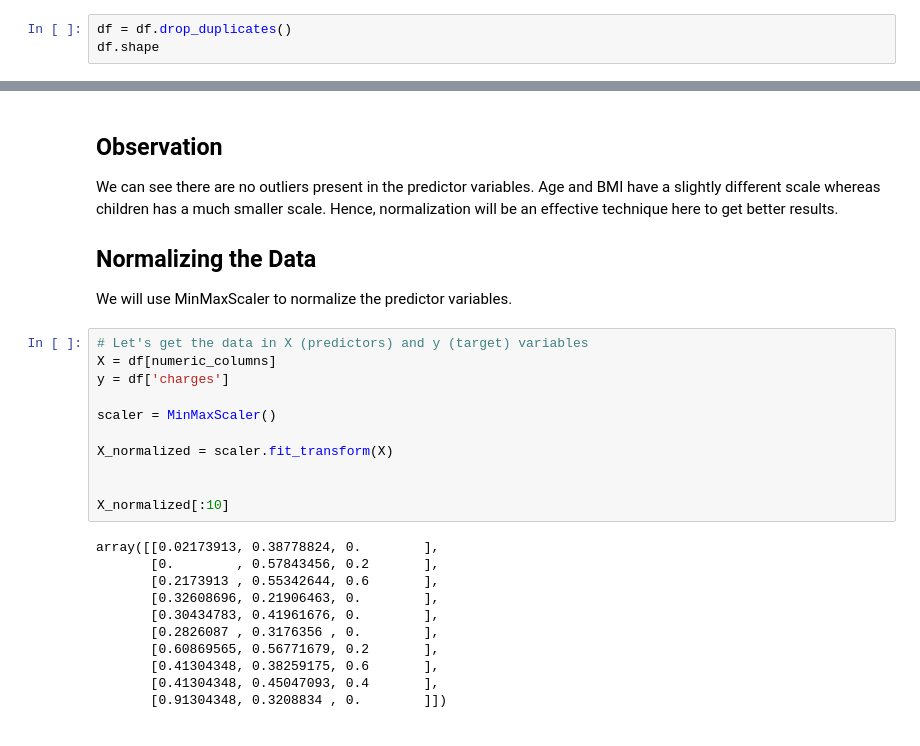
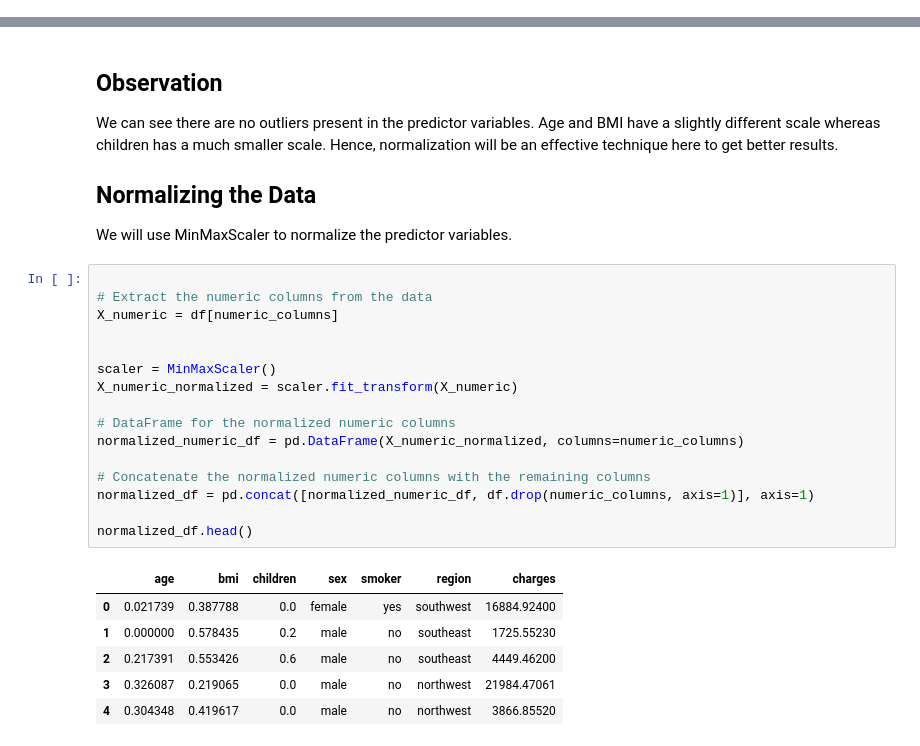
Before and after one commit to amajith000/HW9_P3_MiniProject_Part1, a Jupyter notebook: HW13_MiniProject_Part1&Part2.ipynb, the cells around one changed output, grey strips where cells are left out. Drawn from its saved outputs; the diff is of its cells as text.

```diff
--- a/HW13_MiniProject_Part1&Part2.ipynb
+++ b/HW13_MiniProject_Part1&Part2.ipynb
@@ -68,6 +86,3 @@ dtype: int64
 ## Observation
 
 We see no missing values in the columns which is good news!!
-# %%
-df = df.drop_duplicates()
-df.shape
@@ -236,25 +249,26 @@ We can see there are no outliers present in the predictor variables. Age and BMI
 ## Normalizing the Data
 
 We will use MinMaxScaler to normalize the predictor variables.
-# %%
-# Let's get the data in X (predictors) and y (target) variables
-X = df[numeric_columns]
-y = df['charges']
-
-scaler = MinMaxScaler()
-
-X_normalized = scaler.fit_transform(X)
-
-
-X_normalized[:10]
-# %% [output]
-array([[0.02173913, 0.38778824, 0.        ],
-       [0.        , 0.57843456, 0.2       ],
-       [0.2173913 , 0.55342644, 0.6       ],
-       [0.32608696, 0.21906463, 0.        ],
-       [0.30434783, 0.41961676, 0.        ],
-       [0.2826087 , 0.3176356 , 0.        ],
-       [0.60869565, 0.56771679, 0.2       ],
-       [0.41304348, 0.38259175, 0.6       ],
-       [0.41304348, 0.45047093, 0.4       ],
-       [0.91304348, 0.3208834 , 0.        ]])
+# %%
+
+# Extract the numeric columns from the data
+X_numeric = df[numeric_columns]
+
+
+scaler = MinMaxScaler()
+X_numeric_normalized = scaler.fit_transform(X_numeric)
+
+# DataFrame for the normalized numeric columns
+normalized_numeric_df = pd.DataFrame(X_numeric_normalized, columns=numeric_columns)
+
+# Concatenate the normalized numeric columns with the remaining columns
+normalized_df = pd.concat([normalized_numeric_df, df.drop(numeric_columns, axis=1)], axis=1)
+
+normalized_df.head()
+# %% [output]
+|  | age | bmi | children | sex | smoker | region | charges |
+| 0 | 0.021739 | 0.387788 | 0.0 | female | yes | southwest | 16884.92400 |
+| 1 | 0.000000 | 0.578435 | 0.2 | male | no | southeast | 1725.55230 |
+| 2 | 0.217391 | 0.553426 | 0.6 | male | no | southeast | 4449.46200 |
+| 3 | 0.326087 | 0.219065 | 0.0 | male | no | northwest | 21984.47061 |
+| 4 | 0.304348 | 0.419617 | 0.0 | male | no | northwest | 3866.85520 |
```
Also changed, not shown: parts of 10 cells of this notebook.
